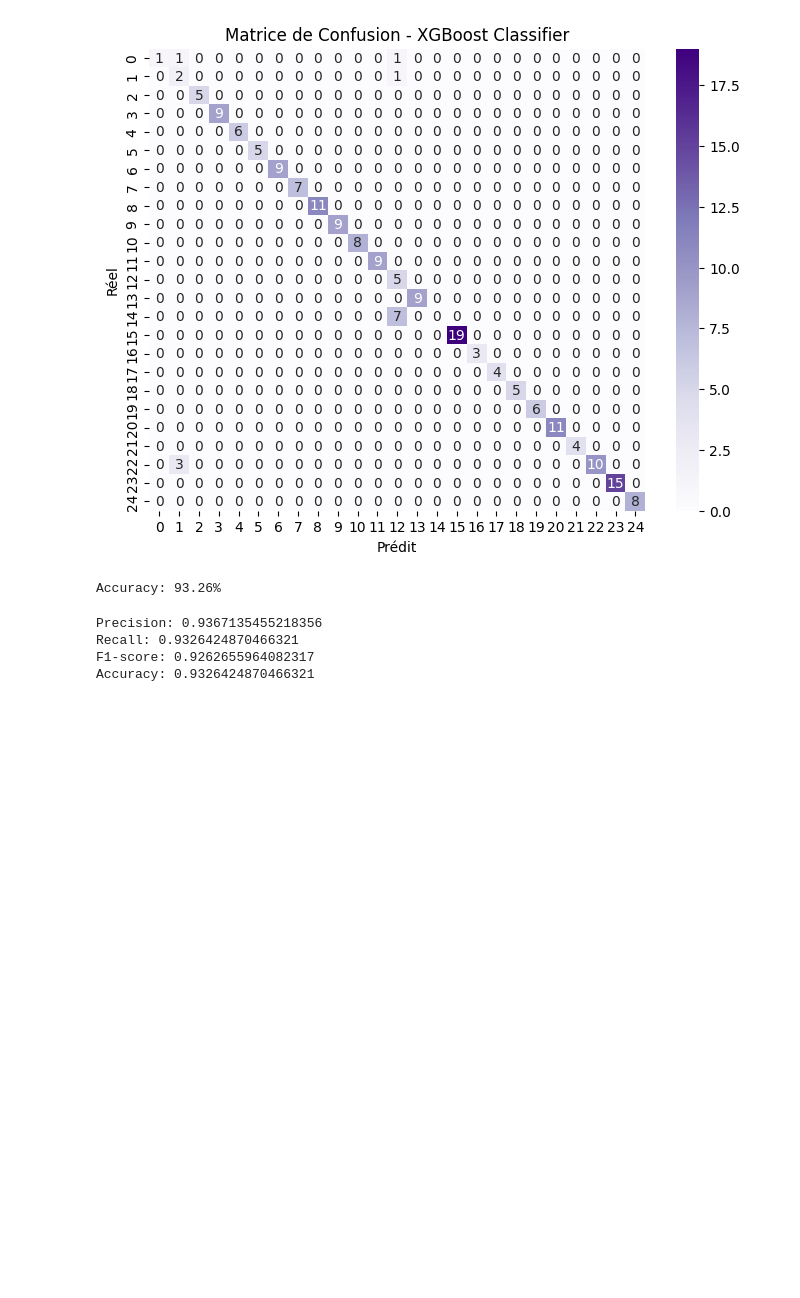
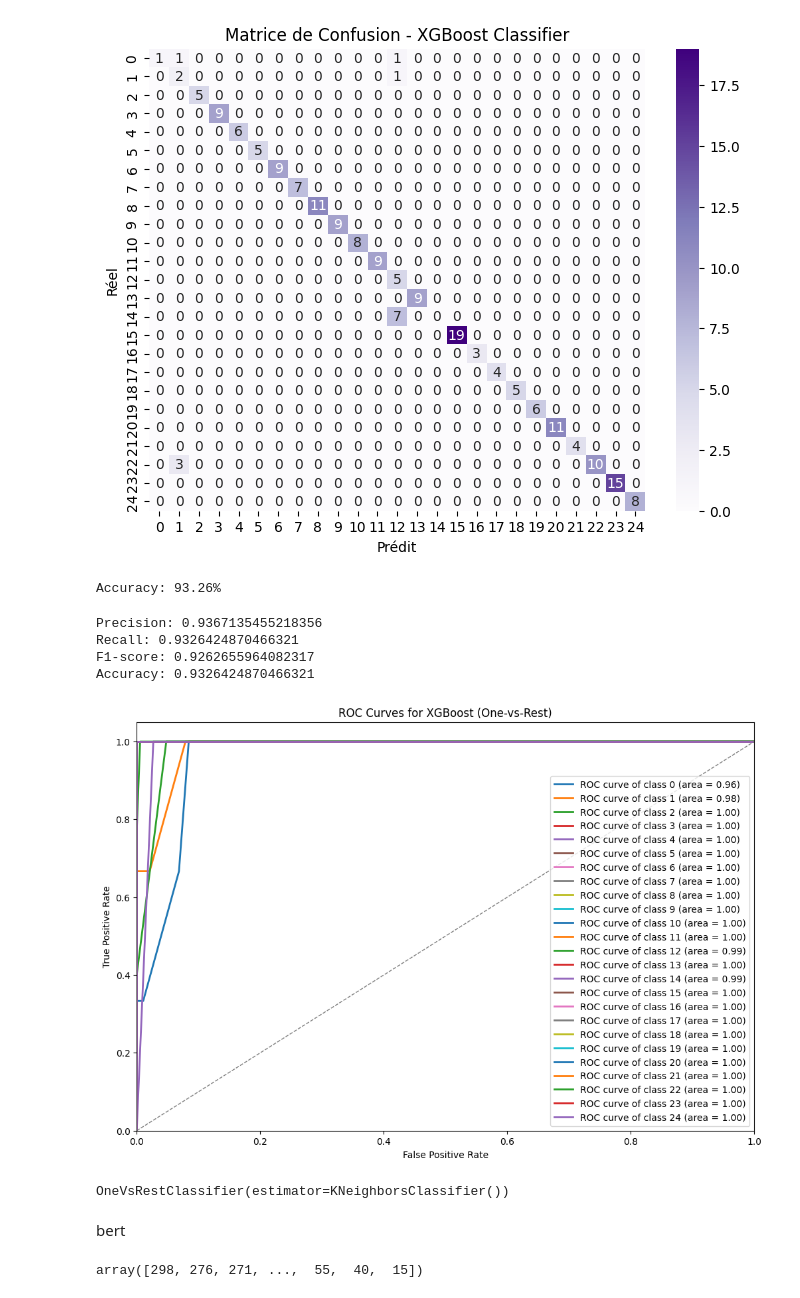
Before and after one commit to yassine-mathlouthi/job-classification-model, a Jupyter notebook: PFE.ipynb, the cells around one changed output. Saved outputs shown, nothing was run; the diff lists cells and outputs as text; code cells hidden in the pictures; blank space fills up the shorter version.

```diff
--- a/PFE.ipynb
+++ b/PFE.ipynb
@@ -582,3 +740,69 @@ Precision: 0.9367135455218356
 Recall: 0.9326424870466321
 F1-score: 0.9262655964082317
 Accuracy: 0.9326424870466321
+# %%
+import numpy as np
+import matplotlib.pyplot as plt
+from sklearn.metrics import roc_curve, auc
+from sklearn.preprocessing import label_binarize
+from sklearn.multiclass import OneVsRestClassifier
+import xgboost as xgb
+
+# Assuming you have X_train, X_test, y_train, y_test available
+# Initialize and train XGBoost classifier
+params = {
+    'objective': 'multi:softmax',  # For multiclass classification
+    'num_class': 24,                # Number of output classes
+    # Other parameters...
+}
+xgb_classifier = xgb.XGBClassifier(**params)
+xgb_classifier.fit(X_train, y_train)
+
+# Binarize the labels for ROC curve
+y_bin = label_binarize(y_test, classes=np.unique(y_test))
+
+# Get the probabilities for each class
+xgb_probs = xgb_classifier.predict_proba(X_test)
+
+# Calculate ROC curve for each class
+fpr_xgb = dict()
+tpr_xgb = dict()
+roc_auc_xgb = dict()
+for i in range(len(np.unique(y_test))):
+    fpr_xgb[i], tpr_xgb[i], _ = roc_curve(y_bin[:, i], xgb_probs[:, i])
+    roc_auc_xgb[i] = auc(fpr_xgb[i], tpr_xgb[i])
+
+# Plot ROC curve for each class
+plt.figure(figsize=(12, 8))
+for i in range(len(np.unique(y_test))):
+    plt.plot(fpr_xgb[i], tpr_xgb[i], lw=2,
+             label='ROC curve of class {0} (area = {1:0.2f})'
+             ''.format(i, roc_auc_xgb[i]))
+
+plt.plot([0, 1], [0, 1], color='gray', lw=1, linestyle='--')
+plt.xlim([0.0, 1.0])
+plt.ylim([0.0, 1.05])
+plt.xlabel('False Positive Rate')
+plt.ylabel('True Positive Rate')
+plt.title('ROC Curves for XGBoost (One-vs-Rest)')
+plt.legend(loc="lower right")
+plt.show()
+# %% [output]
+[figure, added]
+# %%
+
+# Assuming you have X_train, X_test, y_train, y_test available
+# Initialize and train KNN classifier
+
+knn_classifier = OneVsRestClassifier(KNeighborsClassifier())
+
+# Entraînement sur l'ensemble de formation
+knn_classifier.fit(X_train, y_train)
+# %% [output]
+OneVsRestClassifier(estimator=KNeighborsClassifier())
+# %% [markdown]
+bert
+# %%
+X_test.indices
+# %% [output]
+array([298, 276, 271, ...,  55,  40,  15])
```
Also changed, not shown: parts of 18 cells of this notebook.
